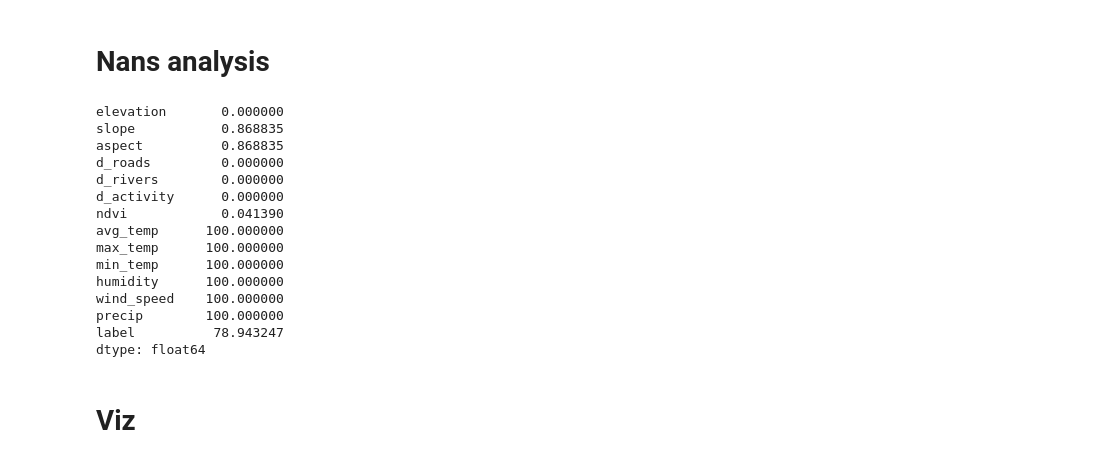
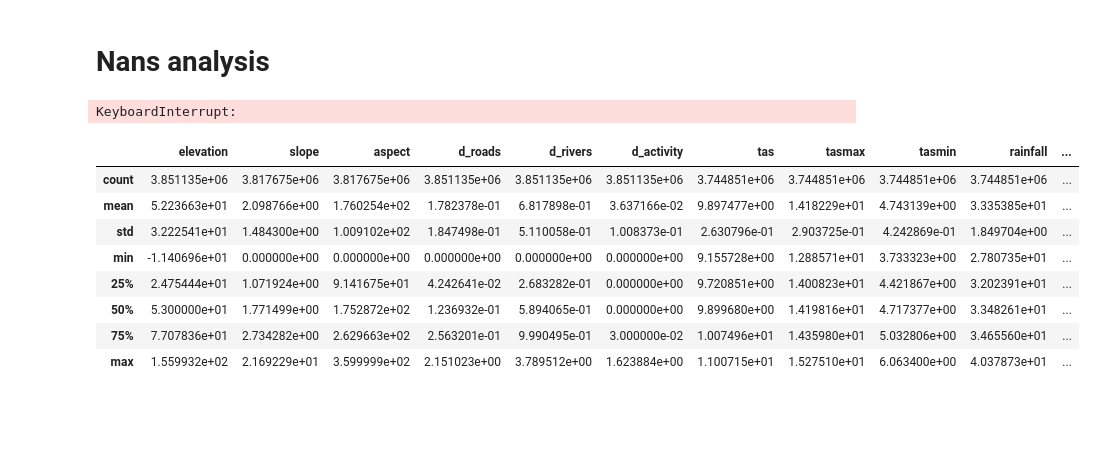
Before and after one commit to Racoo203/wildfire_risk_model, a Jupyter notebook: scripts/eda.ipynb, the cells around one changed output. Saved outputs shown, nothing was run; the diff lists cells and outputs as text; code cells hidden in the pictures; blank space fills up the shorter version.

```diff
--- a/scripts/eda.ipynb
+++ b/scripts/eda.ipynb
@@ -66,20 +83,0 @@ df = pd.read_csv("./data/silver/model_datasets/dataset_clean_summer.csv")
-# %%
-df.isna().sum() / len(df) * 100
-# %% [output]
-elevation       0.000000
-slope           0.868835
-aspect          0.868835
-d_roads         0.000000
-d_rivers        0.000000
-d_activity      0.000000
-ndvi            0.041390
-avg_temp      100.000000
-max_temp      100.000000
-min_temp      100.000000
-humidity      100.000000
-wind_speed    100.000000
-precip        100.000000
-label          78.943247
-dtype: float64
-# %% [markdown]
-# Viz
@@ -87,0 +84,18 @@ o
+# %%
+spring = pd.read_csv("./data/silver/model_datasets/dataset_clean_spring.csv")
+summer = pd.read_csv("./data/silver/model_datasets/dataset_clean_summer.csv")
+fall = pd.read_csv("./data/silver/model_datasets/dataset_clean_fall.csv")
+# %% [output]
+KeyboardInterrupt:
+# %%
+spring.describe()
+# %% [output]
+|  | elevation | slope | aspect | d_roads | d_rivers | d_activity | tas | tasmax | tasmin | rainfall | ... |
+| count | 3.851135e+06 | 3.817675e+06 | 3.817675e+06 | 3.851135e+06 | 3.851135e+06 | 3.851135e+06 | 3.744851e+06 | 3.744851e+06 | 3.744851e+06 | 3.744851e+06 | ... |
+| mean | 5.223663e+01 | 2.098766e+00 | 1.760254e+02 | 1.782378e-01 | 6.817898e-01 | 3.637166e-02 | 9.897477e+00 | 1.418229e+01 | 4.743139e+00 | 3.335385e+01 | ... |
+| std | 3.222541e+01 | 1.484300e+00 | 1.009102e+02 | 1.847498e-01 | 5.110058e-01 | 1.008373e-01 | 2.630796e-01 | 2.903725e-01 | 4.242869e-01 | 1.849704e+00 | ... |
+| min | -1.140696e+01 | 0.000000e+00 | 0.000000e+00 | 0.000000e+00 | 0.000000e+00 | 0.000000e+00 | 9.155728e+00 | 1.288571e+01 | 3.733323e+00 | 2.780735e+01 | ... |
+| 25% | 2.475444e+01 | 1.071924e+00 | 9.141675e+01 | 4.242641e-02 | 2.683282e-01 | 0.000000e+00 | 9.720851e+00 | 1.400823e+01 | 4.421867e+00 | 3.202391e+01 | ... |
+| 50% | 5.300000e+01 | 1.771499e+00 | 1.752872e+02 | 1.236932e-01 | 5.894065e-01 | 0.000000e+00 | 9.899680e+00 | 1.419816e+01 | 4.717377e+00 | 3.348261e+01 | ... |
+| 75% | 7.707836e+01 | 2.734282e+00 | 2.629663e+02 | 2.563201e-01 | 9.990495e-01 | 3.000000e-02 | 1.007496e+01 | 1.435980e+01 | 5.032806e+00 | 3.465560e+01 | ... |
+| max | 1.559932e+02 | 2.169229e+01 | 3.599999e+02 | 2.151023e+00 | 3.789512e+00 | 1.623884e+00 | 1.100715e+01 | 1.527510e+01 | 6.063400e+00 | 4.037873e+01 | ... |
```
Also changed, not shown: parts of 13 cells of this notebook, 10 other files.
